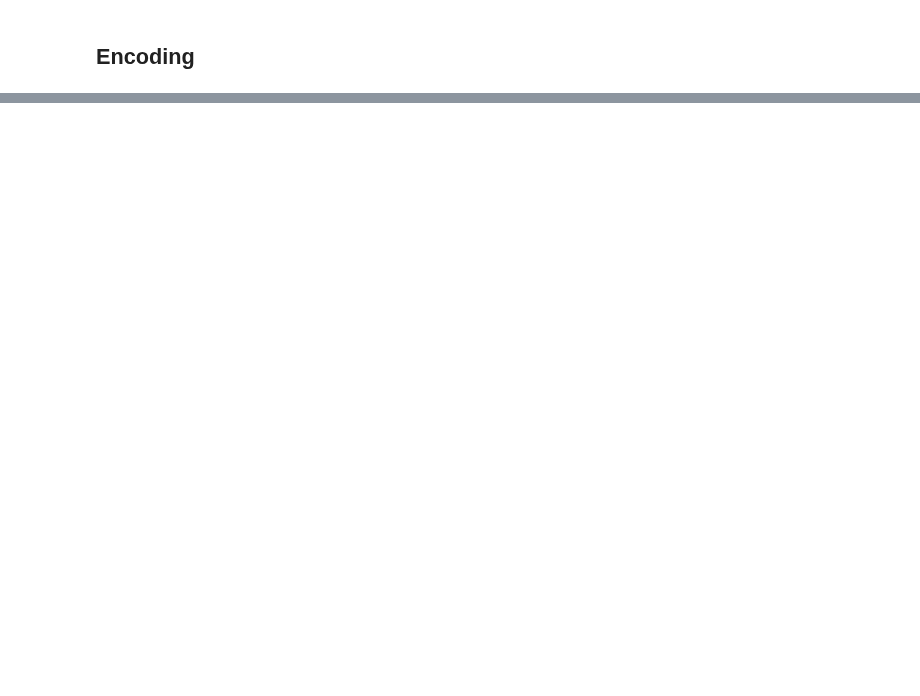
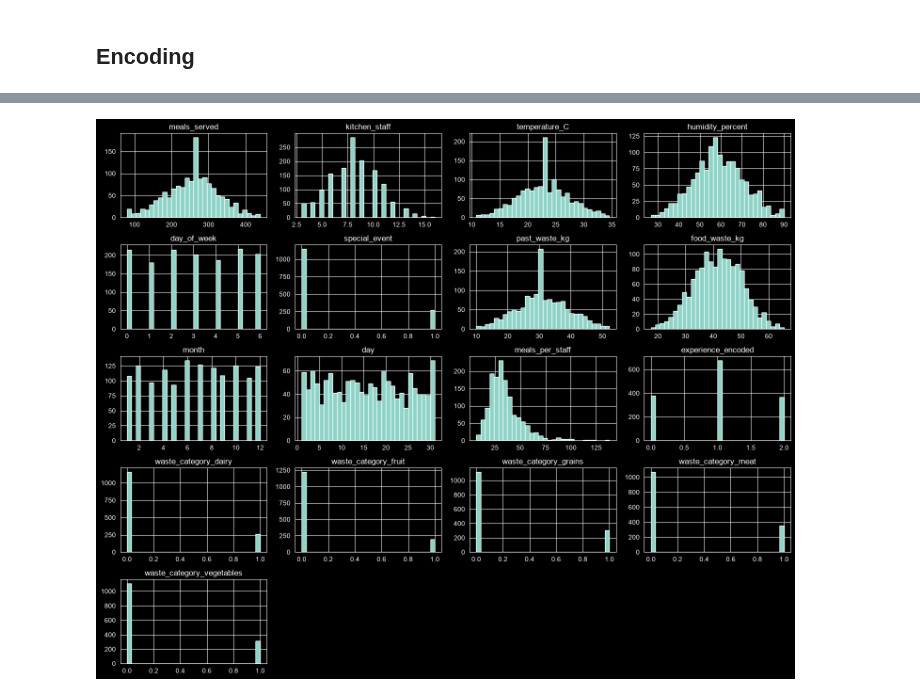
Before and after one commit to abdulhamidUCL/machine-learning-portfolio, a Jupyter notebook: 04-ml-projects/food-waste-prediction/01_data_cleaning_and_eda.ipynb, the cells around one changed output, grey strips where cells are left out. Saved outputs shown, nothing was run; the diff lists cells and outputs as text; code cells hidden in the pictures; blank space fills up the shorter version.

```diff
--- a/04-ml-projects/food-waste-prediction/01_data_cleaning_and_eda.ipynb
+++ b/04-ml-projects/food-waste-prediction/01_data_cleaning_and_eda.ipynb
@@ -131,3 +142,14 @@ dtype: float64
+# %%
+# fix impossible humidity values
+df.loc[(df["humidity_percent"] < 0) | (df["humidity_percent"] > 100), "humidity_percent"] = np.nan
+
+# fix impossible past waste values
+df.loc[df["past_waste_kg"] < 0, "past_waste_kg"] = np.nan
+
+# fill the new missing values with median
+df["humidity_percent"] = df["humidity_percent"].fillna(df["humidity_percent"].median())
+
+df["past_waste_kg"] = df["past_waste_kg"].fillna(df["past_waste_kg"].median())
 # %%
 df.shape # (1560, 11) - > (1523, 11)
 df['day_of_week'].dtypes
@@ -181,18 +224,23 @@ df = df.copy()
 # %% [markdown]
 ## Encoding
 # %%
-from sklearn.preprocessing import LabelEncoder
+# ordinal encoding for staff experience
+experience_map = {
+    "beginner": 0,
+    "intermediate": 1,
+    "expert": 2
+}
 
-le = LabelEncoder()
+df["experience_encoded"] = df["staff_experience"].map(experience_map)
 
-df["experience_encoded"] = le.fit_transform(df["staff_experience"])
-
-
-# one hot-encoding to waste_category
+# one - hot encoding for waste category (ovqat nomlari)
 df = pd.get_dummies(
     df,
-    columns=['waste_category'],
-    dtype=int,
+    columns=["waste_category"],
+    dtype=int
 )
 
 df = df.copy()
+
+print(df.head())
+print(df.columns)
@@ -220,0 +291,11 @@ Name: food_waste_kg, dtype: float64
+# %%
+# histogram
+df.select_dtypes(include="number").hist(
+    figsize=(15, 12),
+    bins=30
+)
+
+plt.tight_layout()
+plt.show()
+# %% [output]
+[figure, added]
```
Also changed, not shown: parts of 19 cells of this notebook, 2 other files.
